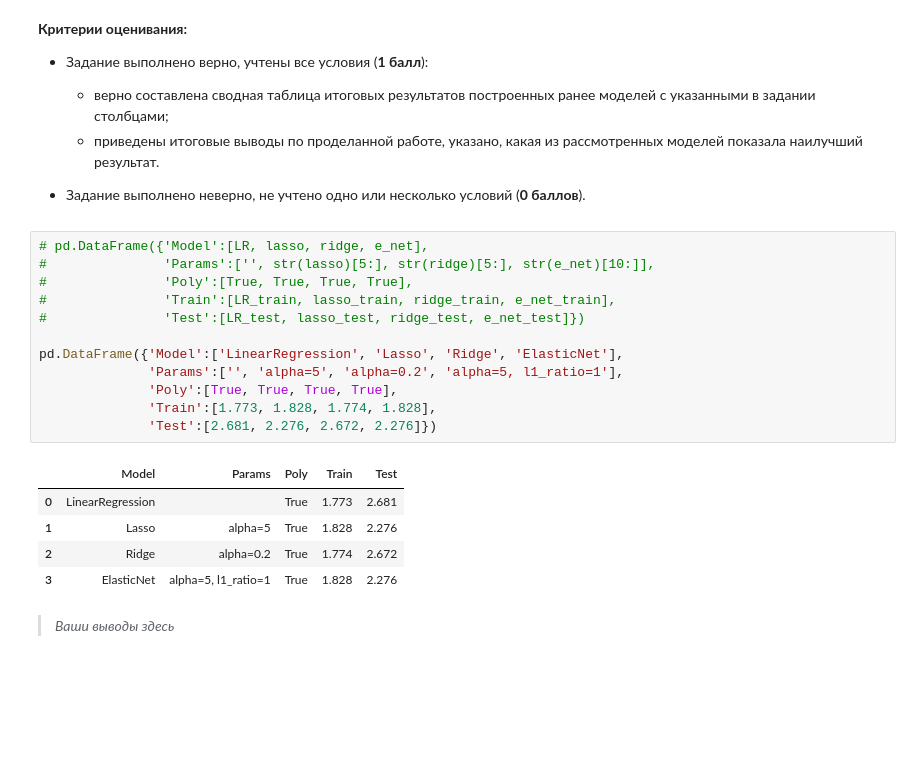
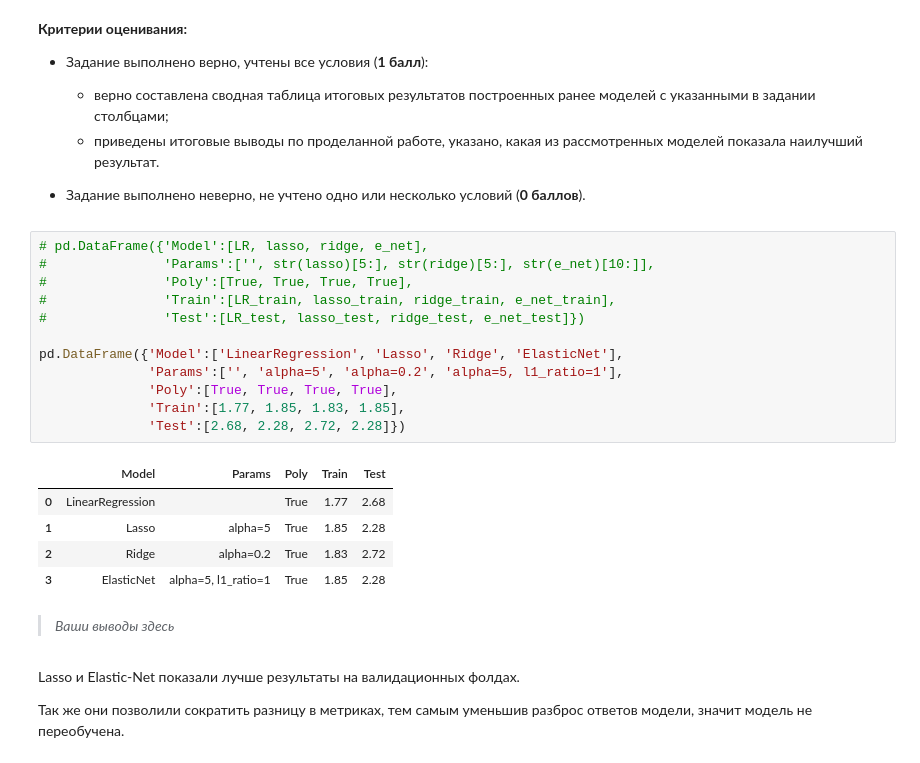
Before and after one commit to Kovyljan/sf_data_science, a Jupyter notebook: MATH&ML-2/MATH_ML-2._Практика._Ноутбук-шаблон.ipynb, the cells around one changed output. Drawn from its saved outputs; the diff is of its cells as text; blank space fills up the shorter version.

```diff
--- a/MATH&ML-2/MATH_ML-2._Практика._Ноутбук-шаблон.ipynb
+++ b/MATH&ML-2/MATH_ML-2._Практика._Ноутбук-шаблон.ipynb
@@ -709,20 +709,24 @@ Elastic-Net позволяет сократить разницу в метрик
 # %%
 # pd.DataFrame({'Model':[LR, lasso, ridge, e_net],
 #               'Params':['', str(lasso)[5:], str(ridge)[5:], str(e_net)[10:]],
 #               'Poly':[True, True, True, True],
 #               'Train':[LR_train, lasso_train, ridge_train, e_net_train],
 #               'Test':[LR_test, lasso_test, ridge_test, e_net_test]})
 
 pd.DataFrame({'Model':['LinearRegression', 'Lasso', 'Ridge', 'ElasticNet'],
               'Params':['', 'alpha=5', 'alpha=0.2', 'alpha=5, l1_ratio=1'],
               'Poly':[True, True, True, True],
-              'Train':[1.773, 1.828, 1.774, 1.828],
-              'Test':[2.681, 2.276, 2.672, 2.276]})
+              'Train':[1.77, 1.85, 1.83, 1.85],
+              'Test':[2.68, 2.28, 2.72, 2.28]})
 # %% [output]
 |  | Model | Params | Poly | Train | Test |
-| 0 | LinearRegression |  | True | 1.773 | 2.681 |
-| 1 | Lasso | alpha=5 | True | 1.828 | 2.276 |
-| 2 | Ridge | alpha=0.2 | True | 1.774 | 2.672 |
-| 3 | ElasticNet | alpha=5, l1_ratio=1 | True | 1.828 | 2.276 |
+| 0 | LinearRegression |  | True | 1.77 | 2.68 |
+| 1 | Lasso | alpha=5 | True | 1.85 | 2.28 |
+| 2 | Ridge | alpha=0.2 | True | 1.83 | 2.72 |
+| 3 | ElasticNet | alpha=5, l1_ratio=1 | True | 1.85 | 2.28 |
 # %% [markdown]
 > *Ваши выводы здесь*
+# %% [markdown]
+Lasso и Elastic-Net показали лучше результаты на валидационных фолдах.
+
+Так же они позволили сократить разницу в метриках, тем самым уменьшив разброс ответов модели, значит модель не переобучена.
```
Also changed, not shown: 6 other files.
